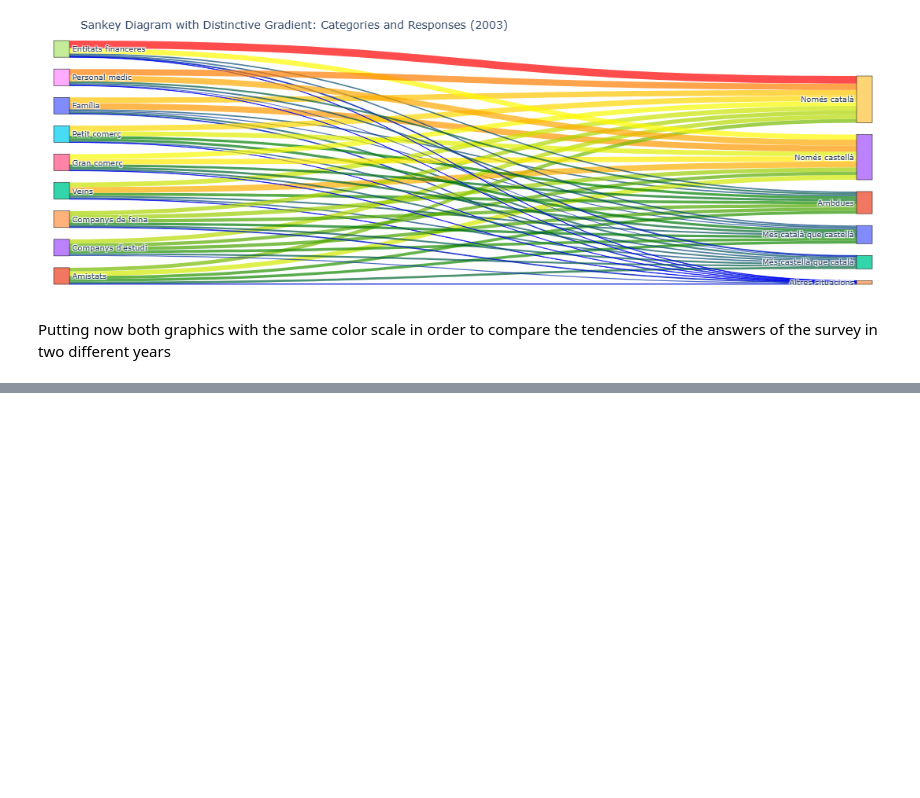
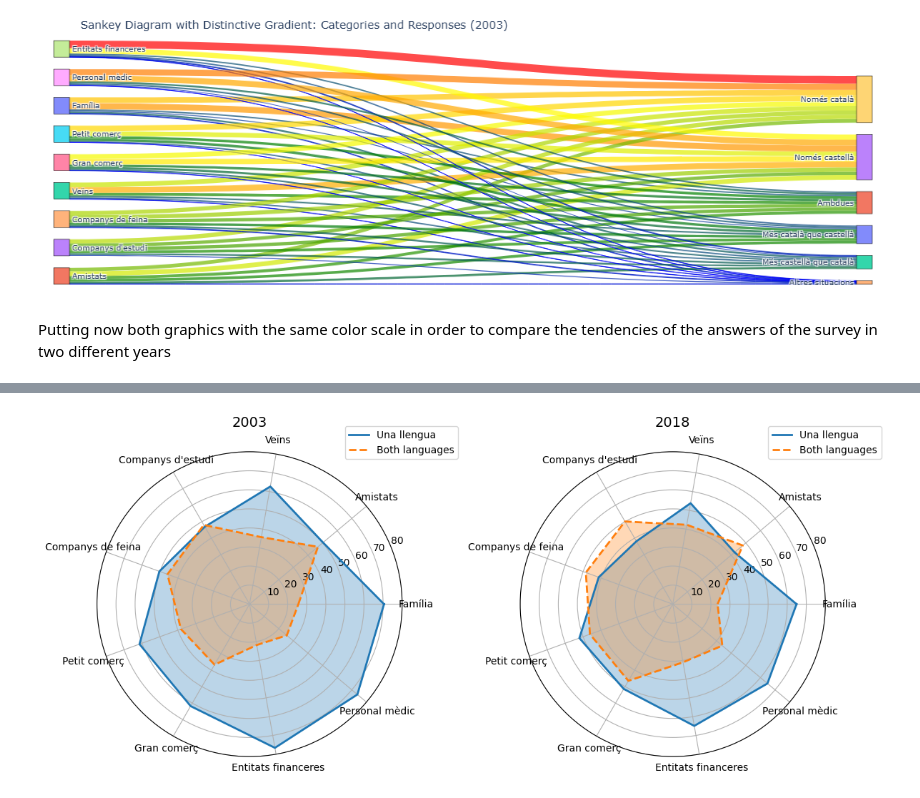
Before and after one commit to GuifreRamos/LlenguaCatalana, a Jupyter notebook: Guifre.ipynb, the cells around one changed output, grey strips where cells are left out. Cells and saved outputs as stored; diff of their text form; code cells hidden in the pictures; blank space fills up the shorter version.

```diff
--- a/Guifre.ipynb
+++ b/Guifre.ipynb
@@ -701,0 +744,71 @@ fig_2018.show()
+# %%
+import numpy as np
+import matplotlib.pyplot as plt
+
+def create_polar_plot(ax, df, title, max_radius=80):
+    """
+    Creates a radial (polar) plot on a given axis.
+
+    Parameters:
+    - ax (matplotlib axes): The axis where the polar plot will be drawn.
+    - df (DataFrame): DataFrame containing the data with categories as index and
+                      two columns for the datasets to compare.
+    - title (str): Title of the plot (e.g., year or description).
+    - max_radius (int, optional): Maximum value for the radius of the plot. Default is 70.
+
+    Returns:
+    - None (displays the plot)
+    """
+    # Extract categories and data from the DataFrame
+    categories = df.index.tolist()
+    data1 = df.iloc[:, 0].tolist()  # First column (e.g., Una llengua)
+    data2 = df.iloc[:, 1].tolist()  # Second column (e.g., Both languages)
+
+    # Number of categories
+    N = len(categories)
+
+    # Angles for the radial plot (evenly spaced)
+    angles = np.linspace(0, 2 * np.pi, N, endpoint=False).tolist()
+
+    # Close the circular plot by appending the first data point again
+    angles += angles[:1]
+    data1 += data1[:1]
+    data2 += data2[:1]
+
+    # Plot the first dataset
+    ax.plot(angles, data1, linewidth=2, linestyle='solid', label=df.columns[0])
+    ax.fill(angles, data1, alpha=0.3)
+
+    # Plot the second dataset
+    ax.plot(angles, data2, linewidth=2, linestyle='dashed', label=df.columns[1])
+    ax.fill(angles, data2, alpha=0.3)
+
+    # Set the radius limit
+    ax.set_ylim(0, max_radius)
+
+    # Add labels for each category
+    ax.set_xticks(angles[:-1])
+    ax.set_xticklabels(categories, fontsize=10, rotation=45)
+
+    # Add a legend
+    ax.legend(loc='upper right', bbox_to_anchor=(1.2, 1.1))
+
+    # Set the title
+    ax.set_title(title, va='bottom', fontsize=14)
+
+# Crear subgráficos (subplots) en una fila
+fig, (ax1, ax2) = plt.subplots(1, 2, figsize=(12, 6), subplot_kw={'polar': True})
+
+# Crear el gráfico para 2018 en el primer subgráfico
+create_polar_plot(ax2, df_extremes2018, "2018")
+
+# Crear el gráfico para 2003 en el segundo subgráfico
+create_polar_plot(ax1, df_extremes2003, "2003")
+
+# Ajustar el espacio entre los subgráficos
+plt.tight_layout()
+
+# Mostrar la figura con los dos gráficos
+plt.show()
+# %% [output]
+[figure, added]
```
Also changed, not shown: parts of 6 cells of this notebook.
